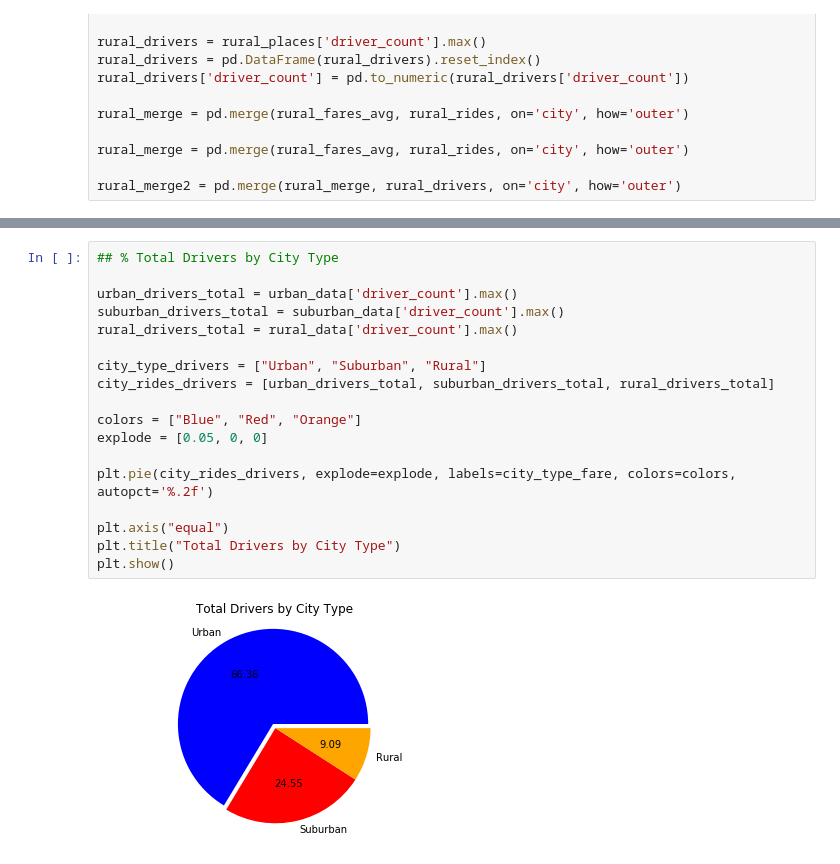
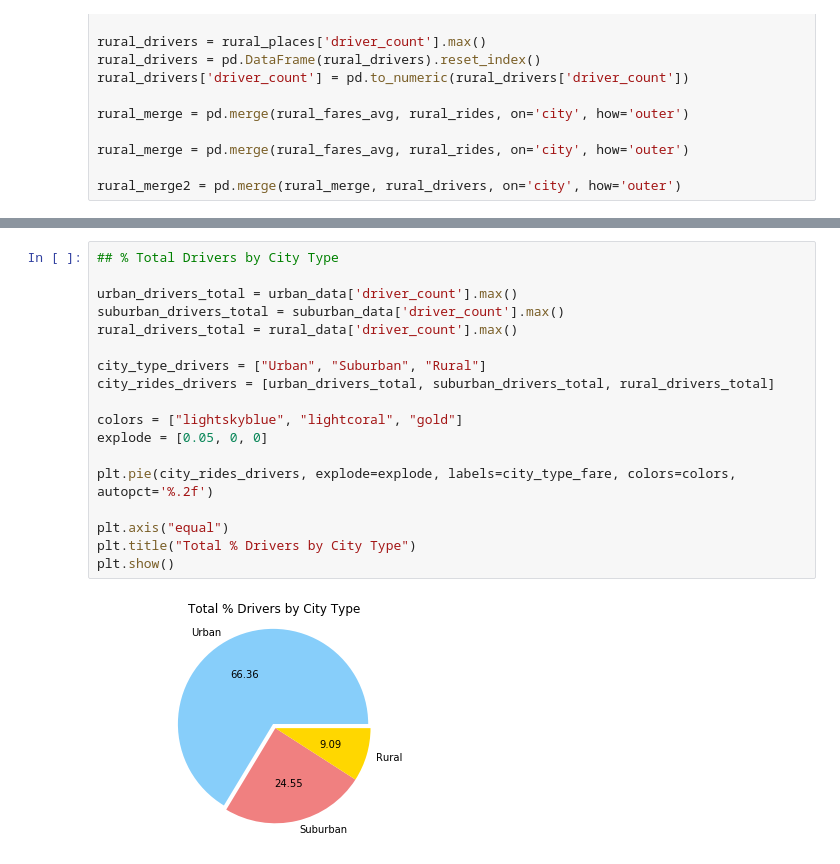
Before and after one commit to tullyvelte/RideSharingDataPlots, a Jupyter notebook: PyberPlots2.ipynb, the cells around one changed output, grey strips where cells are left out. Saved outputs shown, nothing was run; the diff lists cells and outputs as text.

```diff
--- a/PyberPlots2.ipynb
+++ b/PyberPlots2.ipynb
@@ -172,20 +180,20 @@ plt.show()
 # %%
 ## % Total Drivers by City Type
 
 urban_drivers_total = urban_data['driver_count'].max()
 suburban_drivers_total = suburban_data['driver_count'].max()
 rural_drivers_total = rural_data['driver_count'].max()
 
 city_type_drivers = ["Urban", "Suburban", "Rural"]
 city_rides_drivers = [urban_drivers_total, suburban_drivers_total, rural_drivers_total]
 
-colors = ["Blue", "Red", "Orange"]
+colors = ["lightskyblue", "lightcoral", "gold"]
 explode = [0.05, 0, 0]
 
 plt.pie(city_rides_drivers, explode=explode, labels=city_type_fare, colors=colors, autopct='%.2f')
 
 plt.axis("equal")
-plt.title("Total Drivers by City Type")
+plt.title("Total % Drivers by City Type")
 plt.show()
 # %% [output]
-[figure, old version]
+[figure, new version]
```
Also changed, not shown: parts of 4 cells of this notebook, 5 other files.
